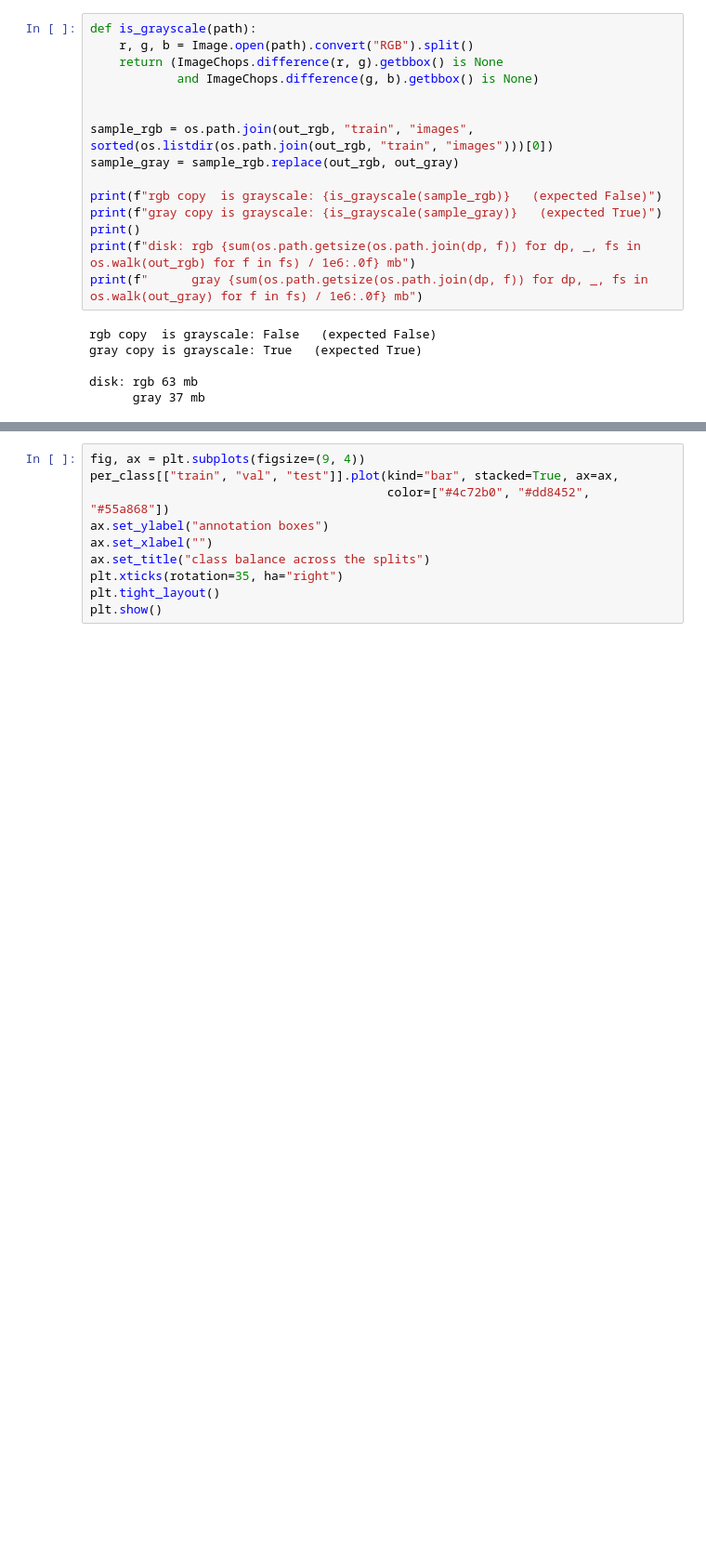
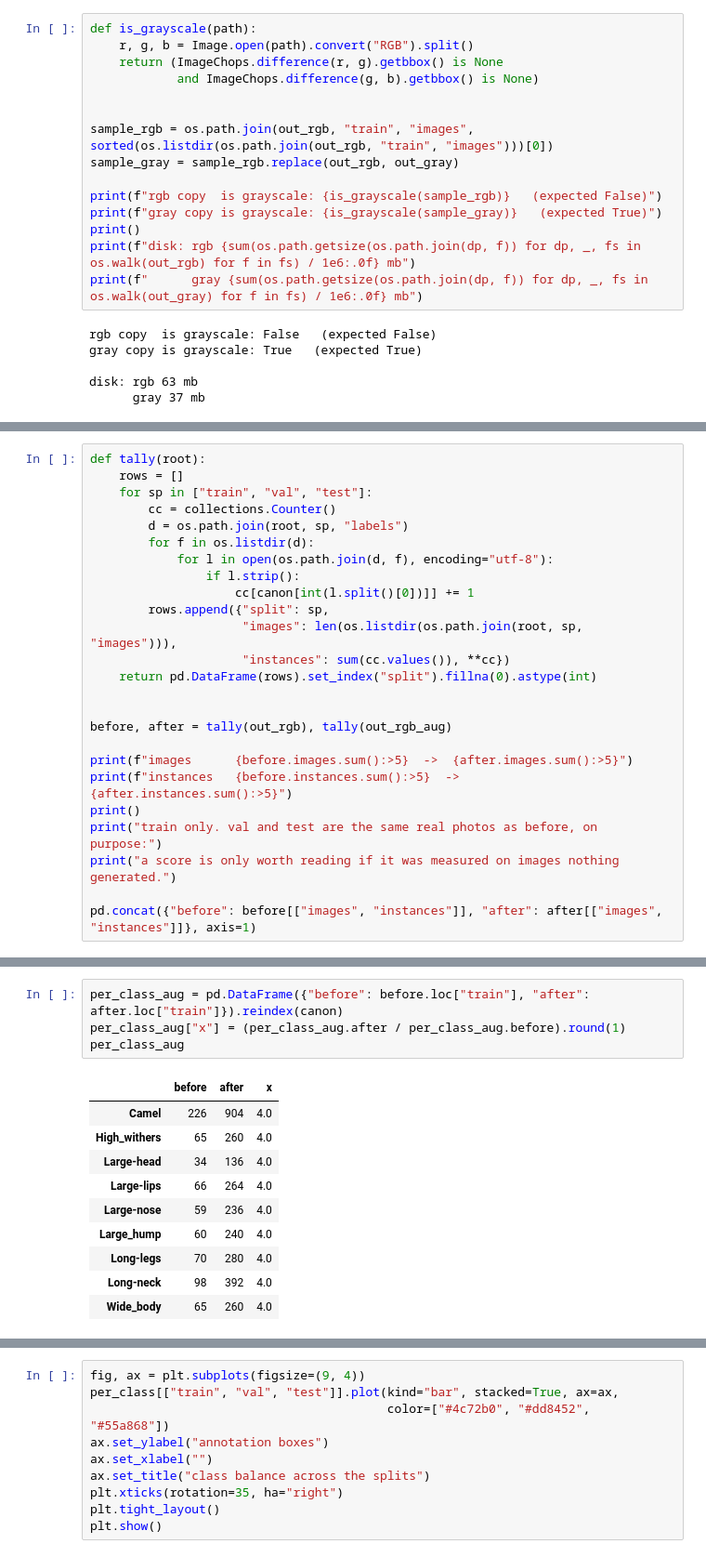
Before and after one commit to Rmsaah/camel-beauty-assessor, a Jupyter notebook: preprocessing.ipynb, the cells around one changed output, grey strips where cells are left out. Shown at 93% size. Cells and saved outputs as stored; diff of their text form; blank space fills up the shorter version.

```diff
--- a/preprocessing.ipynb
+++ b/preprocessing.ipynb
@@ -332,0 +492,25 @@ nothing is augmented here on purpose. the settings belong with the training run.
+# %%
+def tally(root):
+    rows = []
+    for sp in ["train", "val", "test"]:
+        cc = collections.Counter()
+        d = os.path.join(root, sp, "labels")
+        for f in os.listdir(d):
+            for l in open(os.path.join(d, f), encoding="utf-8"):
+                if l.strip():
+                    cc[canon[int(l.split()[0])]] += 1
+        rows.append({"split": sp,
+                     "images": len(os.listdir(os.path.join(root, sp, "images"))),
+                     "instances": sum(cc.values()), **cc})
+    return pd.DataFrame(rows).set_index("split").fillna(0).astype(int)
+
+
+before, after = tally(out_rgb), tally(out_rgb_aug)
+
+print(f"images      {before.images.sum():>5}  ->  {after.images.sum():>5}")
+print(f"instances   {before.instances.sum():>5}  ->  {after.instances.sum():>5}")
+print()
+print("train only. val and test are the same real photos as before, on purpose:")
+print("a score is only worth reading if it was measured on images nothing generated.")
+
+pd.concat({"before": before[["images", "instances"]], "after": after[["images", "instances"]]}, axis=1)
@@ -332,0 +529,15 @@ nothing is augmented here on purpose. the settings belong with the training run.
+# %%
+per_class_aug = pd.DataFrame({"before": before.loc["train"], "after": after.loc["train"]}).reindex(canon)
+per_class_aug["x"] = (per_class_aug.after / per_class_aug.before).round(1)
+per_class_aug
+# %% [output]
+|  | before | after | x |
+| Camel | 226 | 904 | 4.0 |
+| High_withers | 65 | 260 | 4.0 |
+| Large-head | 34 | 136 | 4.0 |
+| Large-lips | 66 | 264 | 4.0 |
+| Large-nose | 59 | 236 | 4.0 |
+| Large_hump | 60 | 240 | 4.0 |
+| Long-legs | 70 | 280 | 4.0 |
+| Long-neck | 98 | 392 | 4.0 |
+| Wide_body | 65 | 260 | 4.0 |
```
Also changed, not shown: parts of 27 cells of this notebook.
